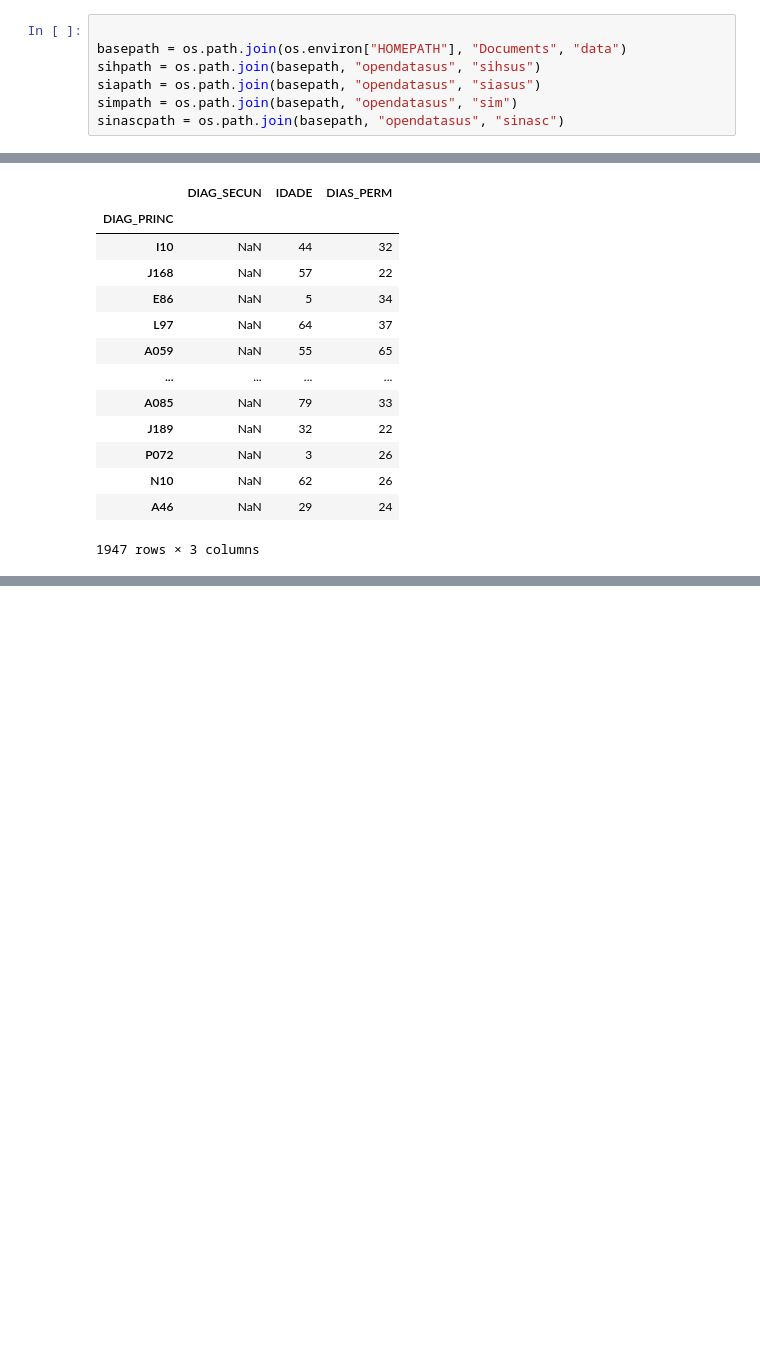
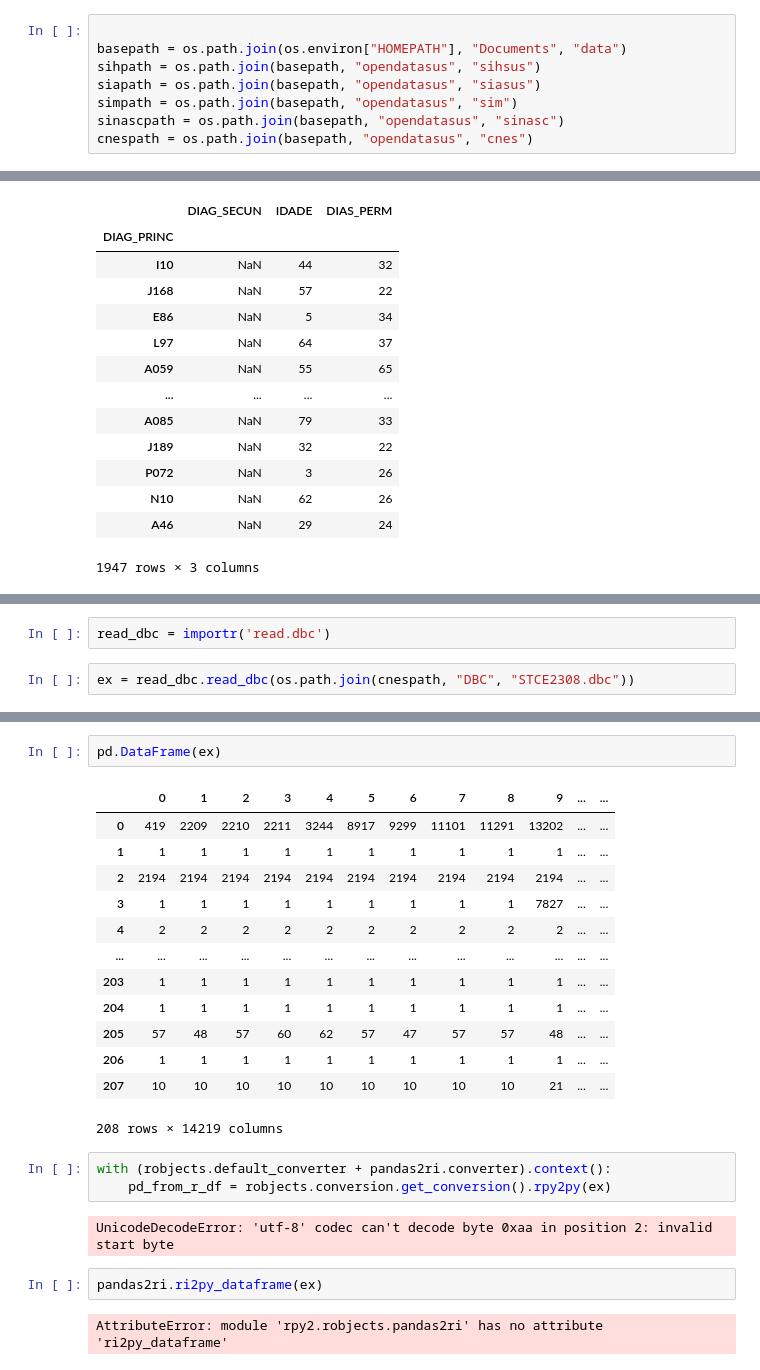
Before and after one commit to humbertocarmona/pyopensus, a Jupyter notebook: notebooks/preliminar.ipynb, the cells around one changed output, grey strips where cells are left out. Saved outputs shown, nothing was run; the diff lists cells and outputs as text; blank space fills up the shorter version.

```diff
--- a/notebooks/preliminar.ipynb
+++ b/notebooks/preliminar.ipynb
@@ -13,6 +17,7 @@ sihpath = os.path.join(basepath, "opendatasus", "sihsus")
 siapath = os.path.join(basepath, "opendatasus", "siasus")
 simpath = os.path.join(basepath, "opendatasus", "sim")
 sinascpath = os.path.join(basepath, "opendatasus", "sinasc")
+cnespath = os.path.join(basepath, "opendatasus", "cnes")
 # %%
 opensus = Opensus()
 # %%
@@ -312,0 +326,4 @@ ex1.set_index("DIAG_PRINC")
+# %%
+read_dbc = importr('read.dbc')
+# %%
+ex = read_dbc.read_dbc(os.path.join(cnespath, "DBC", "STCE2308.dbc"))
@@ -312,0 +353,25 @@ ex1.set_index("DIAG_PRINC")
+# %%
+pd.DataFrame(ex)
+# %% [output]
+|  | 0 | 1 | 2 | 3 | 4 | 5 | 6 | 7 | 8 | 9 | ... | ... |
+| 0 | 419 | 2209 | 2210 | 2211 | 3244 | 8917 | 9299 | 11101 | 11291 | 13202 | ... | ... |
+| 1 | 1 | 1 | 1 | 1 | 1 | 1 | 1 | 1 | 1 | 1 | ... | ... |
+| 2 | 2194 | 2194 | 2194 | 2194 | 2194 | 2194 | 2194 | 2194 | 2194 | 2194 | ... | ... |
+| 3 | 1 | 1 | 1 | 1 | 1 | 1 | 1 | 1 | 1 | 7827 | ... | ... |
+| 4 | 2 | 2 | 2 | 2 | 2 | 2 | 2 | 2 | 2 | 2 | ... | ... |
+| ... | ... | ... | ... | ... | ... | ... | ... | ... | ... | ... | ... | ... |
+| 203 | 1 | 1 | 1 | 1 | 1 | 1 | 1 | 1 | 1 | 1 | ... | ... |
+| 204 | 1 | 1 | 1 | 1 | 1 | 1 | 1 | 1 | 1 | 1 | ... | ... |
+| 205 | 57 | 48 | 57 | 60 | 62 | 57 | 47 | 57 | 57 | 48 | ... | ... |
+| 206 | 1 | 1 | 1 | 1 | 1 | 1 | 1 | 1 | 1 | 1 | ... | ... |
+| 207 | 10 | 10 | 10 | 10 | 10 | 10 | 10 | 10 | 10 | 21 | ... | ... |
+208 rows × 14219 columns
+# %%
+with (robjects.default_converter + pandas2ri.converter).context():
+    pd_from_r_df = robjects.conversion.get_conversion().rpy2py(ex)
+# %% [output]
+UnicodeDecodeError: 'utf-8' codec can't decode byte 0xaa in position 2: invalid start byte
+# %%
+pandas2ri.ri2py_dataframe(ex)
+# %% [output]
+AttributeError: module 'rpy2.robjects.pandas2ri' has no attribute 'ri2py_dataframe'
```
Also changed, not shown: parts of 10 cells of this notebook, 3 other files.
